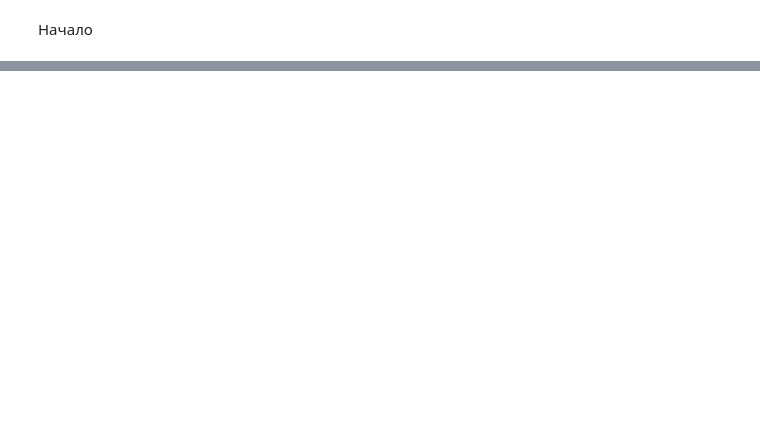
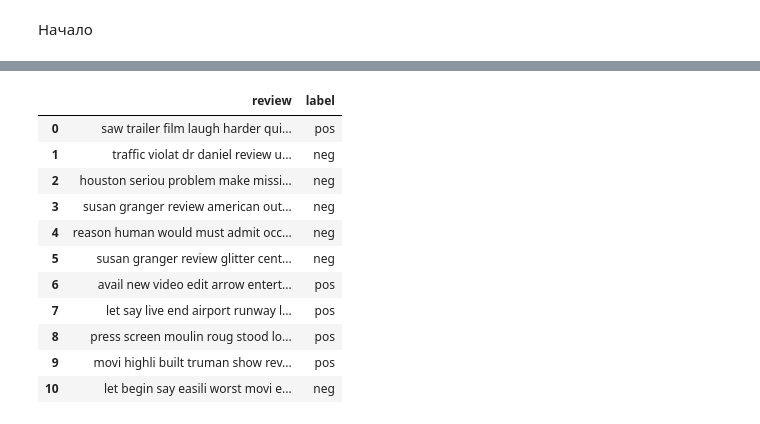
Before and after one commit to nitka975/MachinelLearning, a Jupyter notebook: NLP.ipynb, the cells around one changed output, grey strips where cells are left out. Saved outputs shown, nothing was run; the diff lists cells and outputs as text; code cells hidden in the pictures; blank space fills up the shorter version.

```diff
--- a/NLP.ipynb
+++ b/NLP.ipynb
@@ -42,0 +46,13 @@ print(documents[10])
+# %%
+from nltk.corpus import stopwords
+from nltk.stem import PorterStemmer
+from nltk.tokenize import word_tokenize
+
+# d = {} -> dict() -> {'key1': 'value1', 'key2': 'value2'}
+# s = set() -> {'val1', 'val2', 'val3'}
+stop_words = set(stopwords.words('english'))
+ps = PorterStemmer()
+
+# Функція для очищення слів
+def clear_words(words: list) -> list:
+  return [ps.stem(w.lower()) for w in words if w.isalpha() and w.lower() not in stop_words]
@@ -42,0 +63,3 @@ print(documents[10])
+# %%
+# Очищення всіх документів
+cleaned_documents = [(" ".join(clear_words(doc)), label) for doc, label in documents]
@@ -42,0 +106,17 @@ print(documents[10])
+# %%
+# Створюємо таблицю
+df = pd.DataFrame(cleaned_documents, columns=['review', 'label'])
+df.head(11)
+# %% [output]
+|  | review | label |
+| 0 | saw trailer film laugh harder qui... | pos |
+| 1 | traffic violat dr daniel review u... | neg |
+| 2 | houston seriou problem make missi... | neg |
+| 3 | susan granger review american out... | neg |
+| 4 | reason human would must admit occ... | neg |
+| 5 | susan granger review glitter cent... | neg |
+| 6 | avail new video edit arrow entert... | pos |
+| 7 | let say live end airport runway l... | pos |
+| 8 | press screen moulin roug stood lo... | pos |
+| 9 | movi highli built truman show rev... | pos |
+| 10 | let begin say easili worst movi e... | neg |
```
Also changed, not shown: parts of 21 cells of this notebook.
